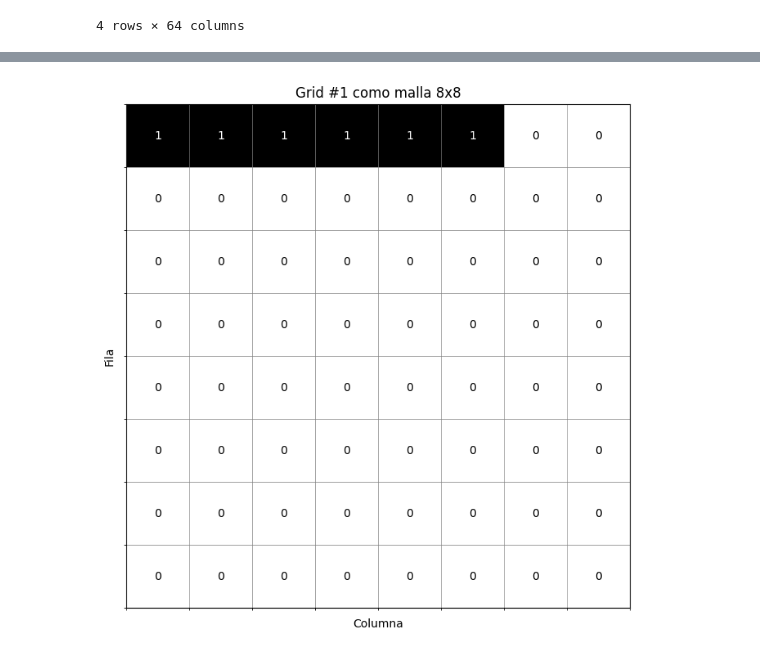
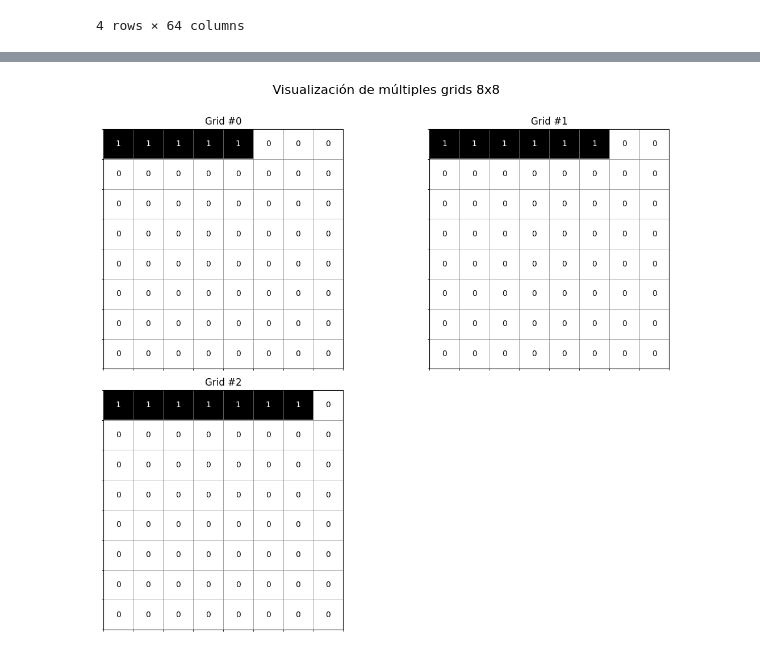
Before and after one commit to alvarezterraz/qiskit-group-project, a Jupyter notebook: Pruebas.ipynb, the cells around one changed output, grey strips where cells are left out. Saved outputs shown, nothing was run; the diff lists cells and outputs as text; code cells hidden in the pictures.

```diff
--- a/Pruebas.ipynb
+++ b/Pruebas.ipynb
@@ -94,10 +86,3 @@ if len(df) > 0:
-# %%
-# Visualizar un grid específico (puedes cambiar el índice para ver otros grids)
-# Por ejemplo, para ver el segundo grid:
-if len(df) > 1:
-    visualize_grid_8x8(1)
-# %% [output]
-[figure, removed]
 # %%
 # Visualizar múltiples grids en una figura
 def visualize_multiple_grids(start_index, num_grids=4):
@@ -128,31 +113,33 @@ def visualize_multiple_grids(start_index, num_grids=4):
             ax.set_title(f'Grid #{start_index + i}')
 
             # Ajustar ticks para que las líneas pasen por los 0.5
             ax.set_xticks(np.arange(-0.5, 8, 1), minor=True)
             ax.set_yticks(np.arange(-0.5, 8, 1), minor=True)
 
             # Ocultar los ticks principales
             ax.set_xticks([])
             ax.set_yticks([])
 
             # Agregar líneas de cuadrícula en las posiciones .5
             ax.grid(which='minor', color='gray', linestyle='-', linewidth=0.5)
 
             # Añadir los valores en cada celda
             for r in range(8):
                 for c in range(8):
                     color = 'black' if grid_8x8[r, c] == 0 else 'white'
                     ax.text(c, r, f'{grid_8x8[r, c]:.0f}', ha='center', va='center', color=color)
 
     # Ocultar ejes vacíos si hay menos grids que espacios
     for j in range(i+1, len(axes)):
         axes[j].axis('off')
 
     plt.tight_layout()
     plt.suptitle('Visualización de múltiples grids 8x8', fontsize=16)
     plt.subplots_adjust(top=0.9)
     plt.show()
 
 # Visualizar los primeros 4 grids
 if len(df) >= 4:
-    visualize_multiple_grids(0, 4)
+    visualize_multiple_grids(0, 3)
+# %% [output]
+[figure, added]
```
Also changed, not shown: parts of 4 cells of this notebook, 1 other file.
